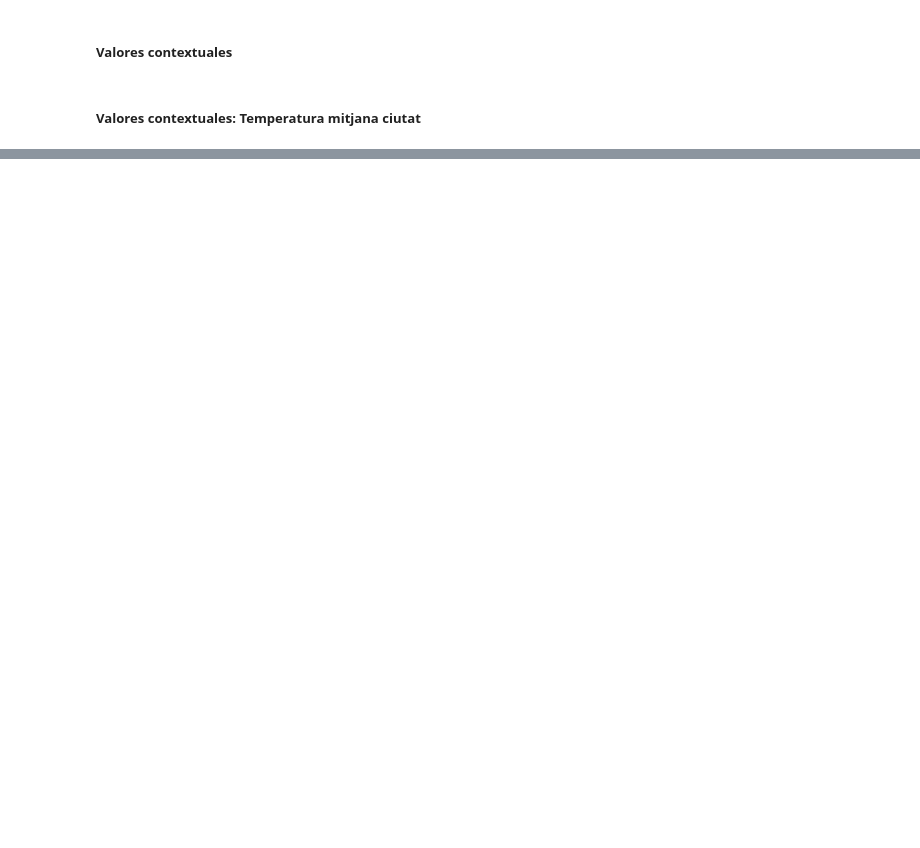
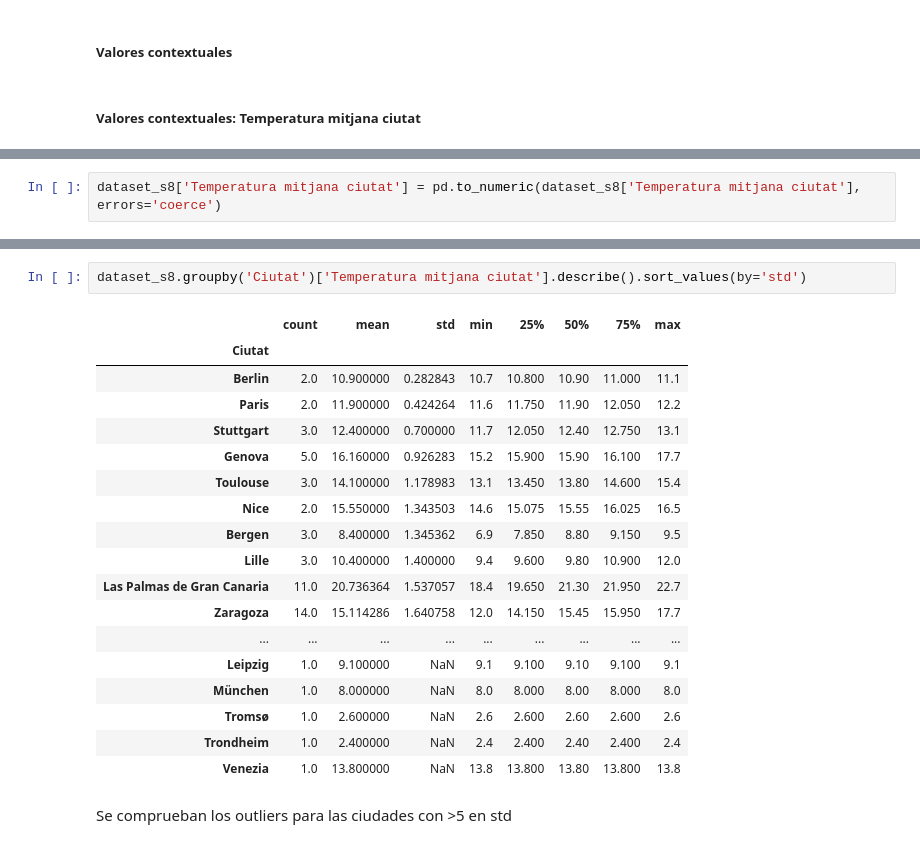
Before and after one commit to noelcarrionmatias/IT_Data, a Jupyter notebook: Especializacion/8_Sprint/ejercicios_s8.ipynb, the cells around one changed output, grey strips where cells are left out. Cells and saved outputs as stored; diff of their text form; blank space fills up the shorter version.

```diff
--- a/Especializacion/8_Sprint/ejercicios_s8.ipynb
+++ b/Especializacion/8_Sprint/ejercicios_s8.ipynb
@@ -1320,0 +1317,2 @@ Length: 0, dtype: str
+# %%
+dataset_s8['Temperatura mitjana ciutat'] = pd.to_numeric(dataset_s8['Temperatura mitjana ciutat'], errors='coerce')
@@ -1320,0 +1343,23 @@ Length: 0, dtype: str
+# %%
+dataset_s8.groupby('Ciutat')['Temperatura mitjana ciutat'].describe().sort_values(by='std')
+# %% [output]
+|  | count | mean | std | min | 25% | 50% | 75% | max |
+| Ciutat |  |  |  |  |  |  |  |  |
+| Berlin | 2.0 | 10.900000 | 0.282843 | 10.7 | 10.800 | 10.90 | 11.000 | 11.1 |
+| Paris | 2.0 | 11.900000 | 0.424264 | 11.6 | 11.750 | 11.90 | 12.050 | 12.2 |
+| Stuttgart | 3.0 | 12.400000 | 0.700000 | 11.7 | 12.050 | 12.40 | 12.750 | 13.1 |
+| Genova | 5.0 | 16.160000 | 0.926283 | 15.2 | 15.900 | 15.90 | 16.100 | 17.7 |
+| Toulouse | 3.0 | 14.100000 | 1.178983 | 13.1 | 13.450 | 13.80 | 14.600 | 15.4 |
+| Nice | 2.0 | 15.550000 | 1.343503 | 14.6 | 15.075 | 15.55 | 16.025 | 16.5 |
+| Bergen | 3.0 | 8.400000 | 1.345362 | 6.9 | 7.850 | 8.80 | 9.150 | 9.5 |
+| Lille | 3.0 | 10.400000 | 1.400000 | 9.4 | 9.600 | 9.80 | 10.900 | 12.0 |
+| Las Palmas de Gran Canaria | 11.0 | 20.736364 | 1.537057 | 18.4 | 19.650 | 21.30 | 21.950 | 22.7 |
+| Zaragoza | 14.0 | 15.114286 | 1.640758 | 12.0 | 14.150 | 15.45 | 15.950 | 17.7 |
+| ... | ... | ... | ... | ... | ... | ... | ... | ... |
+| Leipzig | 1.0 | 9.100000 | NaN | 9.1 | 9.100 | 9.10 | 9.100 | 9.1 |
+| München | 1.0 | 8.000000 | NaN | 8.0 | 8.000 | 8.00 | 8.000 | 8.0 |
+| Tromsø | 1.0 | 2.600000 | NaN | 2.6 | 2.600 | 2.60 | 2.600 | 2.6 |
+| Trondheim | 1.0 | 2.400000 | NaN | 2.4 | 2.400 | 2.40 | 2.400 | 2.4 |
+| Venezia | 1.0 | 13.800000 | NaN | 13.8 | 13.800 | 13.80 | 13.800 | 13.8 |
+# %% [markdown]
+Se comprueban los outliers para las ciudades con >5 en std
```
Also changed, not shown: parts of 34 cells of this notebook.
